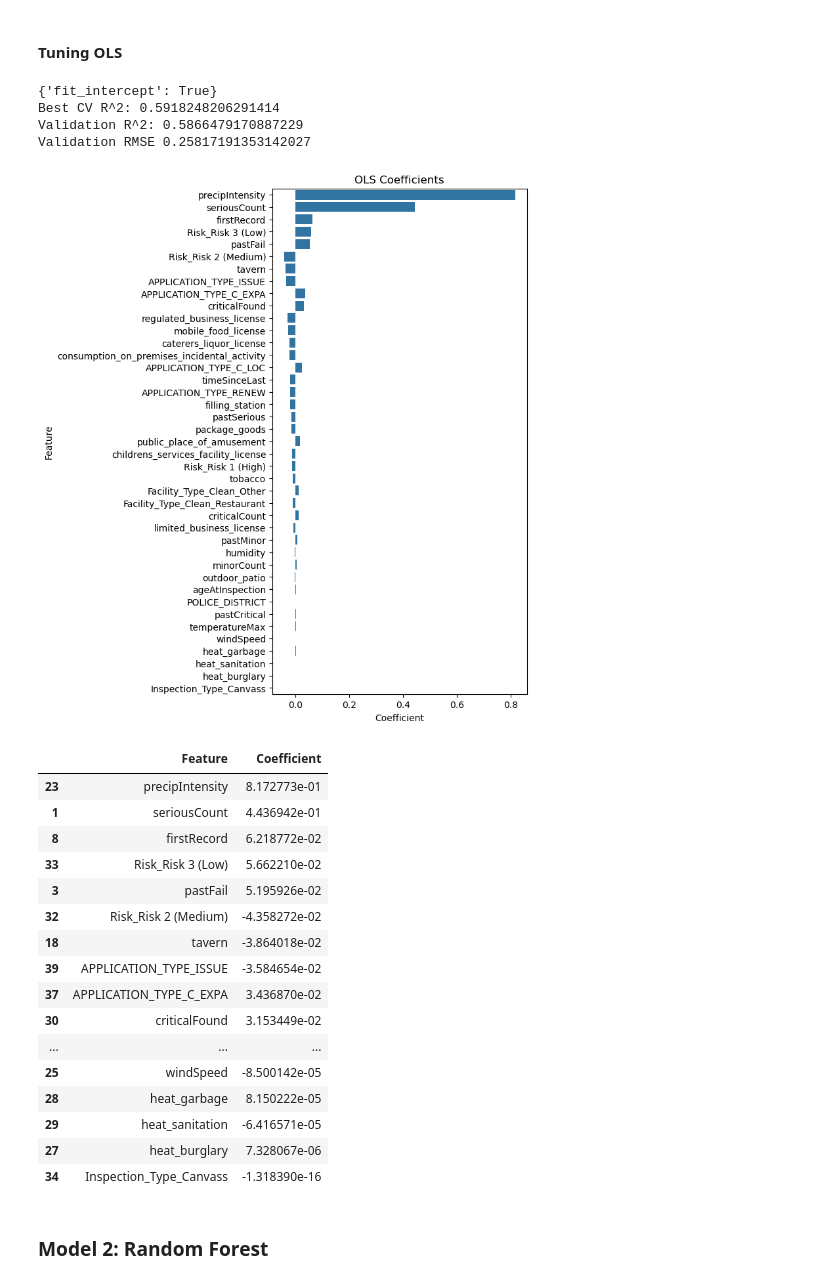
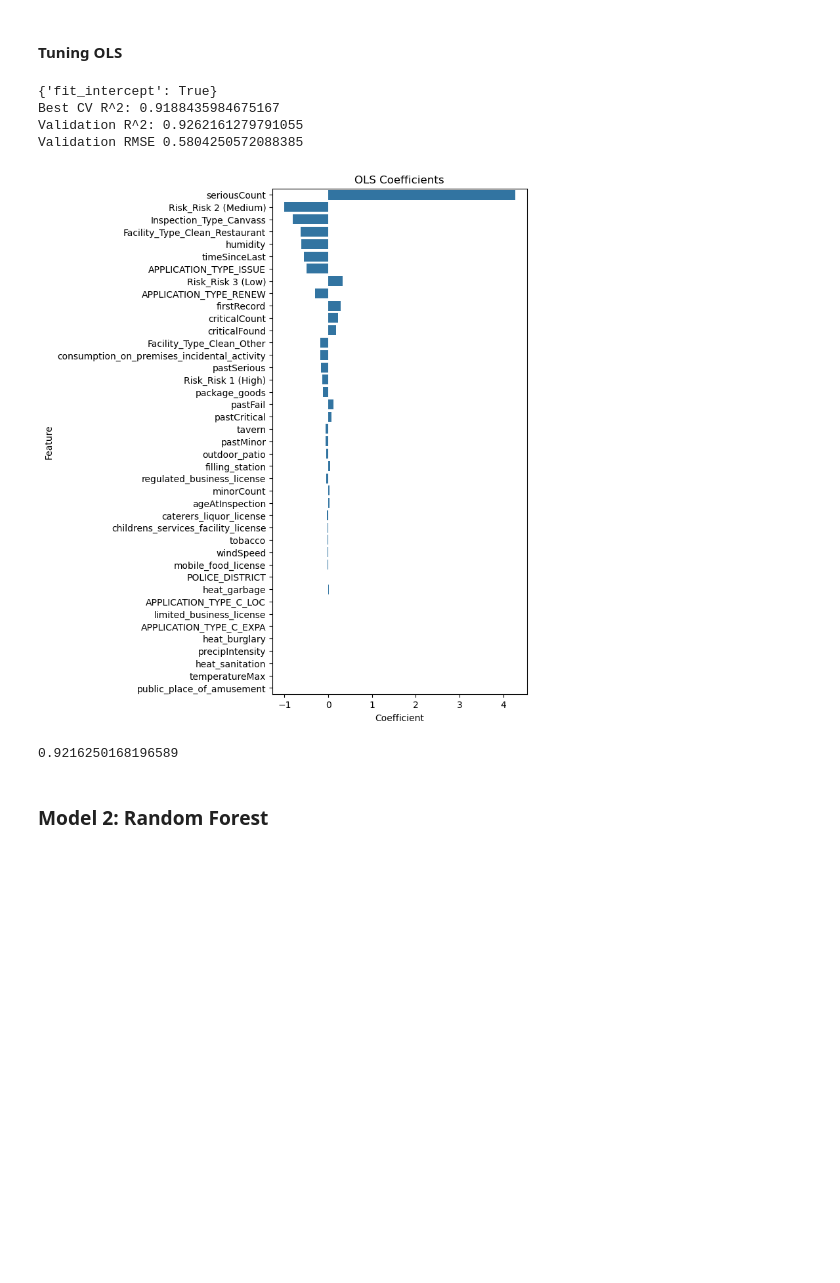
Before and after one commit to nereidagra/Computational-Social-Science-Projects, a Jupyter notebook: Project 3/Project 3 Students.ipynb, the cells around one changed output. Saved outputs shown, nothing was run; the diff lists cells and outputs as text; code cells hidden in the pictures; blank space fills up the shorter version.

```diff
--- a/Project 3/Project 3 Students.ipynb
+++ b/Project 3/Project 3 Students.ipynb
@@ -308,79 +284,70 @@ lin_reg_data
 param_grid = {'fit_intercept': [True, False]}
 
 # grid search
-lin_grid_reg = GridSearchCV(estimator  = lin_reg,
+log_grid_reg = GridSearchCV(estimator  = log_reg,
                             param_grid = param_grid,
                             cv=3)
 
 # fit the tuning
-lin_grid_reg.fit(X_train, y_train)
+log_grid_reg.fit(X_train, y_train)
 
 # selection
-best_index = np.argmax(lin_grid_reg.cv_results_["mean_test_score"])
-best_lin_pred = lin_grid_reg.best_estimator_.predict(X_test)
+best_index = np.argmax(log_grid_reg.cv_results_["mean_test_score"])
+best_log_pred = log_grid_reg.best_estimator_.predict(X_test)
 
 # Root mean squared error
 def rmse(pred, actual):
     return np.sqrt(np.mean((pred - actual) ** 2))
 
 # printing
-print(lin_grid_reg.cv_results_["params"][best_index])
-print('Best CV R^2:', max(lin_grid_reg.cv_results_["mean_test_score"])) #didn't want to run this one
-print('Validation R^2:', lin_grid_reg.score(X_test, y_test))
-print('Validation RMSE', rmse(best_lin_pred, y_test))
+print(log_grid_reg.cv_results_["params"][best_index])
+print('Best CV R^2:', max(log_grid_reg.cv_results_["mean_test_score"])) #didn't want to run this one
+print('Validation R^2:', log_grid_reg.score(X_test, y_test))
+print('Validation RMSE', rmse(best_log_pred, y_test))
 # %% [output]
 {'fit_intercept': True}
-Best CV R^2: 0.5918248206291414
-Validation R^2: 0.5866479170887229
-Validation RMSE 0.25817191353142027
+Best CV R^2: 0.9188435984675167
+Validation R^2: 0.9262161279791055
+Validation RMSE 0.5804250572088385
 # %%
-# running again incorporating tuning advice.
-lin_reg = LinearRegression(fit_intercept = True)
+# running again incorporating tuning advice (score is exactly the same)
+log_reg = LogisticRegression(fit_intercept = True)
 
 # fit the model
-lin_model = lin_reg.fit(X_train, y_train)
+log_model = log_reg.fit(X, y)
 
 # taking a look
 # dataframe
-lin_reg_data = pd.DataFrame({
-    'Feature': X_train.columns,
-    'Coefficient': lin_model.coef_.flatten()
-})
+log_reg_data = pd.DataFrame({
+    'Feature': X.columns,
+    'Coefficient': log_model.coef_.flatten()})
 
 #plot
-#lin_reg_data = lin_reg_data.sort_values(by='Coefficient', ascending=False)
-lin_reg_data = lin_reg_data.reindex(lin_reg_data['Coefficient'].abs().sort_values(ascending=False).index)
+log_reg_data = log_reg_data.reindex(log_reg_data['Coefficient'].abs().sort_values(ascending=False).index)
 
 plt.figure(figsize=(5, 10))
 
-lin_reg_plot = sns.barplot(x="Coefficient",
+log_reg_plot = sns.barplot(x="Coefficient",
                  y="Feature",
-                 data=lin_reg_data)
+                 data=log_reg_data)
 
-lin_reg_plot.set_title("OLS Coefficients")
+log_reg_plot.set_title("OLS Coefficients")
 #plt.xlim(-.006,.01)
 plt.show()
 #coefficients
-lin_reg_data
+log_reg_data
+
+# specify cross-validation
+scores = cross_val_score(rf_classifier,
+                         X,
+                         y,
+                         cv=5)
+
+# calculate the average score across models
+print(scores.mean())
 # %% [output]
-[figure, old version]
+[figure, new version]
-|  | Feature | Coefficient |
-| 23 | precipIntensity | 8.172773e-01 |
-| 1 | seriousCount | 4.436942e-01 |
-| 8 | firstRecord | 6.218772e-02 |
-| 33 | Risk_Risk 3 (Low) | 5.662210e-02 |
-| 3 | pastFail | 5.195926e-02 |
-| 32 | Risk_Risk 2 (Medium) | -4.358272e-02 |
-| 18 | tavern | -3.864018e-02 |
-| 39 | APPLICATION_TYPE_ISSUE | -3.584654e-02 |
-| 37 | APPLICATION_TYPE_C_EXPA | 3.436870e-02 |
-| 30 | criticalFound | 3.153449e-02 |
-| ... | ... | ... |
-| 25 | windSpeed | -8.500142e-05 |
-| 28 | heat_garbage | 8.150222e-05 |
-| 29 | heat_sanitation | -6.416571e-05 |
-| 27 | heat_burglary | 7.328067e-06 |
-| 34 | Inspection_Type_Canvass | -1.318390e-16 |
+0.9216250168196589
 # %% [markdown]
 ###  Model 2: Random Forest
 # %%
```
Also changed, not shown: parts of 33 cells of this notebook, 1 other file.
